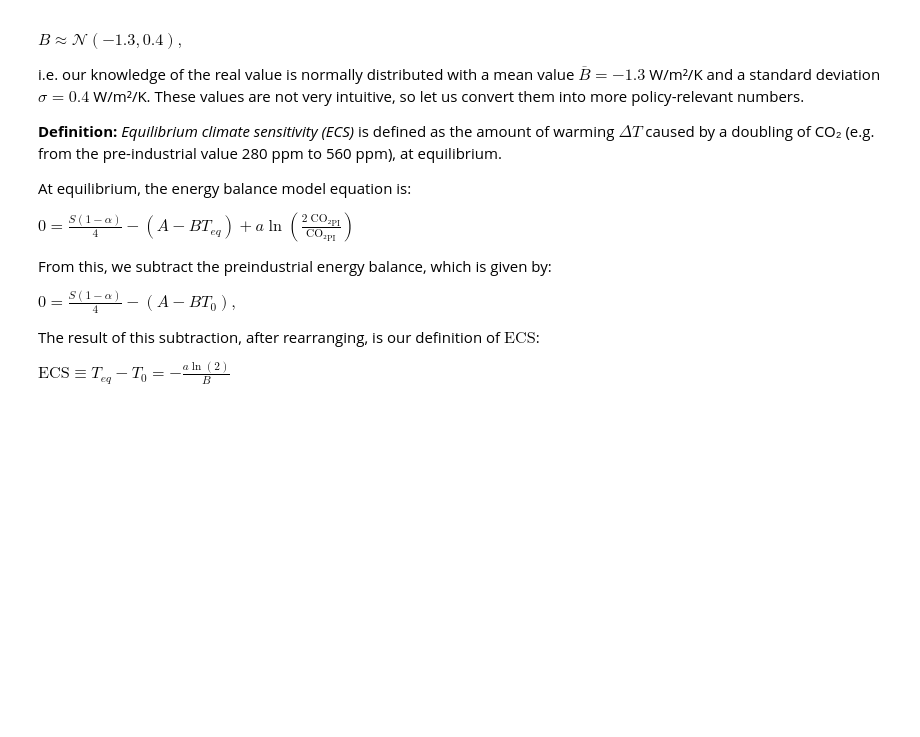
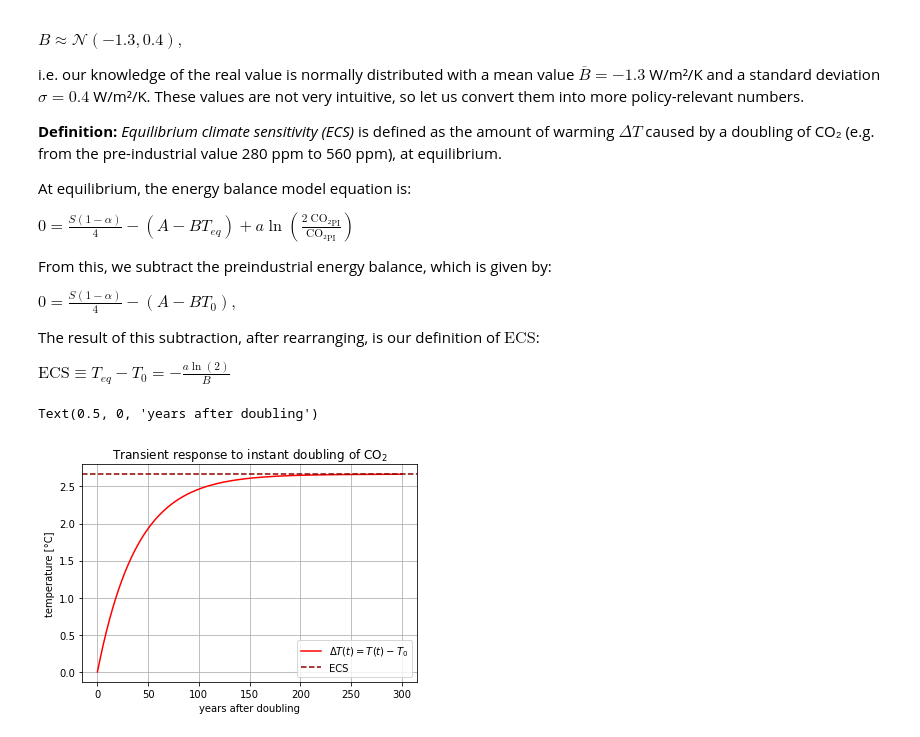
Before and after one commit to t3bol90/personal_blog, a Jupyter notebook: _notebooks/2020-11-14-climate-of-the-ocean-h1.ipynb, the cells around one changed output. Saved outputs shown, nothing was run; the diff lists cells and outputs as text; code cells hidden in the pictures; blank space fills up the shorter version.

```diff
--- a/_notebooks/2020-11-14-climate-of-the-ocean-h1.ipynb
+++ b/_notebooks/2020-11-14-climate-of-the-ocean-h1.ipynb
@@ -30,0 +37,24 @@ $\text{ECS} \equiv T_{eq} - T_{0} = -\frac{a\ln(2)}{B}$
+# %%
+# create ecs(B, a) function
+
+def ecs(B, a):
+    return -a * np.log(2.)/B
+# %%
+def double_CO2(t):
+    return 280 * 2
+# %%
+f, ax = plt.subplots(1)
+EBM = ebm(14, 0, 1., double_CO2)
+EBM.run(300)
+ax.plot(EBM.t, EBM.T - EBM.T[0], label = "$\Delta T (t) = T(t) - T_0$", color = "red")
+
+ax.axhline(ecs(EBM.B, EBM.a), label = "ECS", color = "darkred", ls = "--")
+
+ax.legend()
+ax.grid()
+ax.set_title("Transient response to instant doubling of CO$_2$")
+ax.set_ylabel("temperature [°C]")
+ax.set_xlabel("years after doubling")
+# %% [output]
+Text(0.5, 0, 'years after doubling')
+[figure, added]
```
Also changed, not shown: parts of 38 cells of this notebook, 4 other files.
